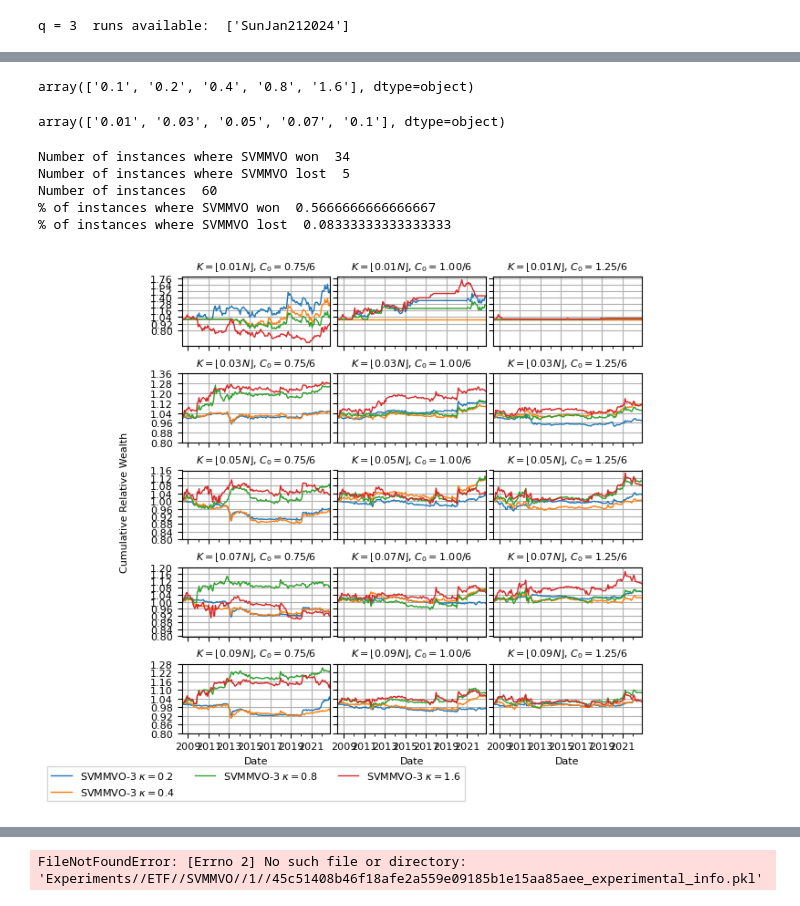
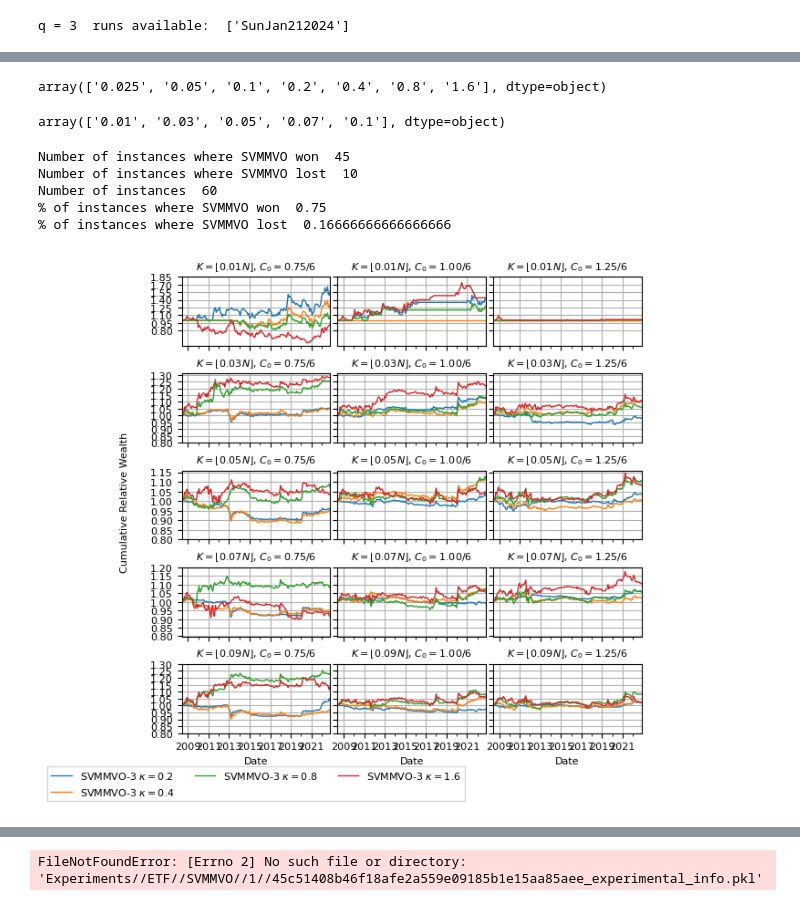
Before and after one commit to davidislip/support_vector_risk_machine, a Jupyter notebook: Results.ipynb, the cells around one changed output, grey strips where cells are left out. Drawn from its saved outputs; the diff is of its cells as text; code cells hidden in the pictures.

Commit message:
home experiments

```diff
--- a/Results.ipynb
+++ b/Results.ipynb
@@ -190,7 +198,7 @@ for q in qs:
     SVMMVO_experiments_q = pd.read_pickle(SVMMVO_path_q+"//data_dictionary.pkl")
     #SVMMVO_experiments_q =SVMMVO_experiments_q[SVMMVO_experiments_q.run == SVMMVOrun]
     SVMMVO_experiments_q =SVMMVO_experiments_q[SVMMVO_experiments_q.estimator == estimator_str]
-    assert (SVMMVO_experiments_q.groupby(['cardinality_ratio', 'turnover_limit', 'kappa']).uid.count() == 1).all()
+    #assert (SVMMVO_experiments_q.groupby(['cardinality_ratio', 'turnover_limit', 'kappa']).uid.count() == 1).all()
     SVMMVO_experiments[q] = SVMMVO_experiments_q
     #SVMMVO_experiments_q['kappa'] = 'None'
     #pd.to_pickle(SVMMVO_experiments_q , SVMMVO_path_q+"//data_dictionary.pkl")
@@ -207,7 +215,7 @@ for i in unique_card_turnover_df.index:
 kappas = np.sort(SVMMVO_experiments[q].kappa.unique())
 kappas
 # %% [output]
-array(['0.1', '0.2', '0.4', '0.8', '1.6'], dtype=object)
+array(['0.025', '0.05', '0.1', '0.2', '0.4', '0.8', '1.6'], dtype=object)
 # %%
 cardinality_ratios = np.sort(SVMMVO_experiments[q].cardinality_ratio.unique())
 cardinality_ratios
@@ -273,9 +281,9 @@ def plot_results_relative_ticker(CardMVO_results, MVO_results, SVMMVO_results, t
                     svmmvo_rel_wealth = pd.Series(svmmvo_wealth.values.flatten() / card_mvo_wealth.values.flatten(),
                                                 index=svmmvo_wealth.index)
                     svmmvo_rel_wealth.plot(fontsize=8, ax=axs[i, j], linewidth=lw, legend=False, label='SVMMVO-'+str(q)+r' $\kappa =$' + str(kappa))
-                    if svmmvo_rel_wealth.iloc[-1] > 1.05:
+                    if svmmvo_rel_wealth.iloc[-1] > 1.01:
                         win_count += 1
-                    elif svmmvo_rel_wealth.iloc[-1] < 0.95:
+                    elif svmmvo_rel_wealth.iloc[-1] < 0.99:
                         loss_count += 1
                     max_ = svmmvo_rel_wealth.max() #card_mvo_rel_wealth.max()  # [0]
                     # print(max_)
@@ -292,7 +300,9 @@ def plot_results_relative_ticker(CardMVO_results, MVO_results, SVMMVO_results, t
 
             axs[i, j].yaxis.set_tick_params(which='minor', bottom=False)
             spacing = np.round((max_y - min_y)/7, decimals = 2)
-            spacing = round((50*spacing))/50
+
+            spacing = round(spacing / 0.05) * 0.05
+
             axs[i, j].set_yticks([min_y + i * spacing for i in range(2 + int((max_y - min_y) / spacing))])
             axs[i, j].grid()
             axs[i, j].set_xlabel("Date", fontsize=8)
@@ -321,27 +331,27 @@ def plot_results_relative_ticker(CardMVO_results, MVO_results, SVMMVO_results, t
 # %%
 cardinality_ratios = [0.01, 0.03, 0.05, 0.07, 0.1] # includes mvo
 turnover_limits = [0.75, 1, 1.25]
 
 # card_strings = [r"$K = \lfloor 0.1N \rfloor$", r"$K = \lfloor0.3N\rfloor$", r"$K = \lfloor0.5N \rfloor$", r"$K = \lfloor0.7N \rfloor$", r"$K = \lfloor0.9N \rfloor$"]
 # turnover_strings = ["$C_0 = 0.75/6$", "$C_0 = 1.00/6$", "$C_0 = 1.25/6$"]
 
 card_strings = [r"$K = \lfloor 0.01N \rfloor$", r"$K = \lfloor0.03N\rfloor$", r"$K = \lfloor0.05N \rfloor$", r"$K = \lfloor0.07N \rfloor$", r"$K = \lfloor0.09N \rfloor$"]
 turnover_strings = ["$C_0 = 0.75/6$", "$C_0 = 1.00/6$", "$C_0 = 1.25/6$"]
 
 # plot_results_relative_ticker(CardMVO_results, MVO_results,
 #              turnover_limits, cardinality_ratios,
 #              card_strings, turnover_strings, adjClose,
 #              initialVal = initialVal, figsize=(8.5,5.5))
 
-plot_results_relative_ticker(CardMVO_results, MVO_results, SVMMVO_results, turnover_limits, cardinality_ratios, qs, kappas[1:6], card_strings,
+plot_results_relative_ticker(CardMVO_results, MVO_results, SVMMVO_results, turnover_limits, cardinality_ratios, qs, kappas[1:], card_strings,
                                  turnover_strings, adjClose, initialVal=100000, ticker_str='SPY', figsize=(6.5, 6.5))
 # %% [output]
-Number of instances where SVMMVO won  34
-Number of instances where SVMMVO lost  5
+Number of instances where SVMMVO won  45
+Number of instances where SVMMVO lost  10
 Number of instances  60
-% of instances where SVMMVO won  0.5666666666666667
-% of instances where SVMMVO lost  0.08333333333333333
+% of instances where SVMMVO won  0.75
+% of instances where SVMMVO lost  0.16666666666666666
-[figure, old version]
+[figure, new version]
 # %%
 #plot_weights(x, tickers)
 # %%
```
Also changed, not shown: parts of 9 cells of this notebook, 4 other files.
